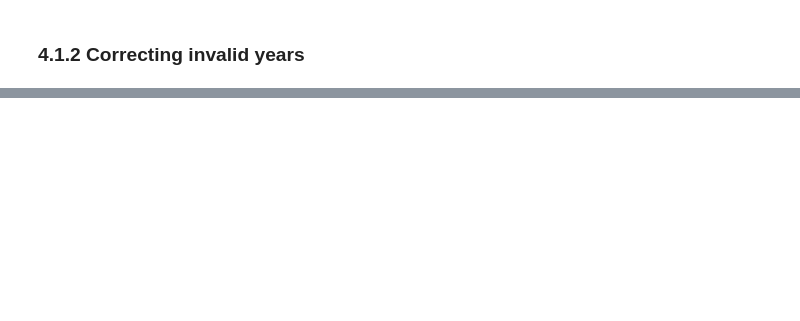
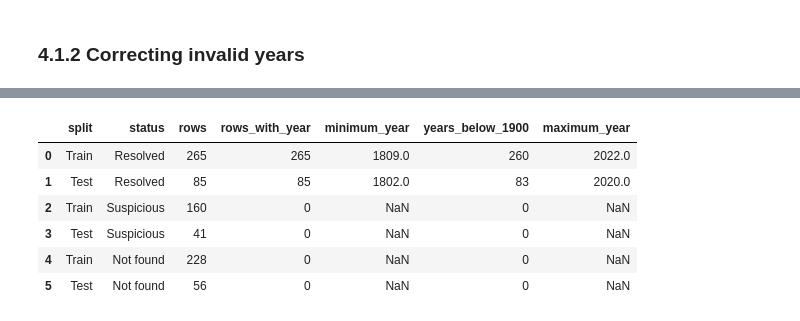
Before and after one commit to jnfpm/Text-Mining-, a Jupyter notebook: EDA.ipynb, the cells around one changed output, grey strips where cells are left out. Cells and saved outputs as stored; diff of their text form; code cells hidden in the pictures; blank space fills up the shorter version.

Commit message:
years and artists corrected

```diff
--- a/EDA.ipynb
+++ b/EDA.ipynb
@@ -1112,0 +992,12 @@ Years still below 1900: 640
+# %%
+import importlib
+import utils
+importlib.reload(utils)
+from utils import correct_pre_years
+
+X_train, train_years_resolved_ids, train_years_suspicious_ids, train_years_not_found_ids = correct_pre_years(
+    1900, X_train, 'Train'
+)
+X_test, test_years_resolved_ids, test_years_suspicious_ids, test_years_not_found_ids = correct_pre_years(
+    1900, X_test, 'Test'
+)
@@ -1112,0 +1018,38 @@ Years still below 1900: 640
+# %%
+def summarize_years(frame, ids, split, status):
+    years = pd.to_numeric(
+        frame.loc[frame['id'].isin(ids), 'year'],
+        errors='coerce'
+    ).dropna()
+
+    return {
+        'split': split,
+        'status': status,
+        'rows': len(ids),
+        'rows_with_year': len(years),
+        'minimum_year': years.min() if not years.empty else None,
+        'years_below_1900': int((years < 1900).sum()),
+        'maximum_year': years.max() if not years.empty else None,
+    }
+
+
+
+
+year_summary = pd.DataFrame([
+    summarize_years(X_train, train_years_resolved_ids, 'Train', 'Resolved'),
+    summarize_years(X_test, test_years_resolved_ids, 'Test', 'Resolved'),
+    summarize_years(X_train, train_years_suspicious_ids, 'Train', 'Suspicious'),
+    summarize_years(X_test, test_years_suspicious_ids, 'Test', 'Suspicious'),
+    summarize_years(X_train, train_years_not_found_ids, 'Train', 'Not found'),
+    summarize_years(X_test, test_years_not_found_ids, 'Test', 'Not found'),
+])
+
+display(year_summary)
+# %% [output]
+|  | split | status | rows | rows_with_year | minimum_year | years_below_1900 | maximum_year |
+| 0 | Train | Resolved | 265 | 265 | 1809.0 | 260 | 2022.0 |
+| 1 | Test | Resolved | 85 | 85 | 1802.0 | 83 | 2020.0 |
+| 2 | Train | Suspicious | 160 | 0 | NaN | 0 | NaN |
+| 3 | Test | Suspicious | 41 | 0 | NaN | 0 | NaN |
+| 4 | Train | Not found | 228 | 0 | NaN | 0 | NaN |
+| 5 | Test | Not found | 56 | 0 | NaN | 0 | NaN |
```
Also changed, not shown: parts of 34 cells of this notebook, 1 other file.
